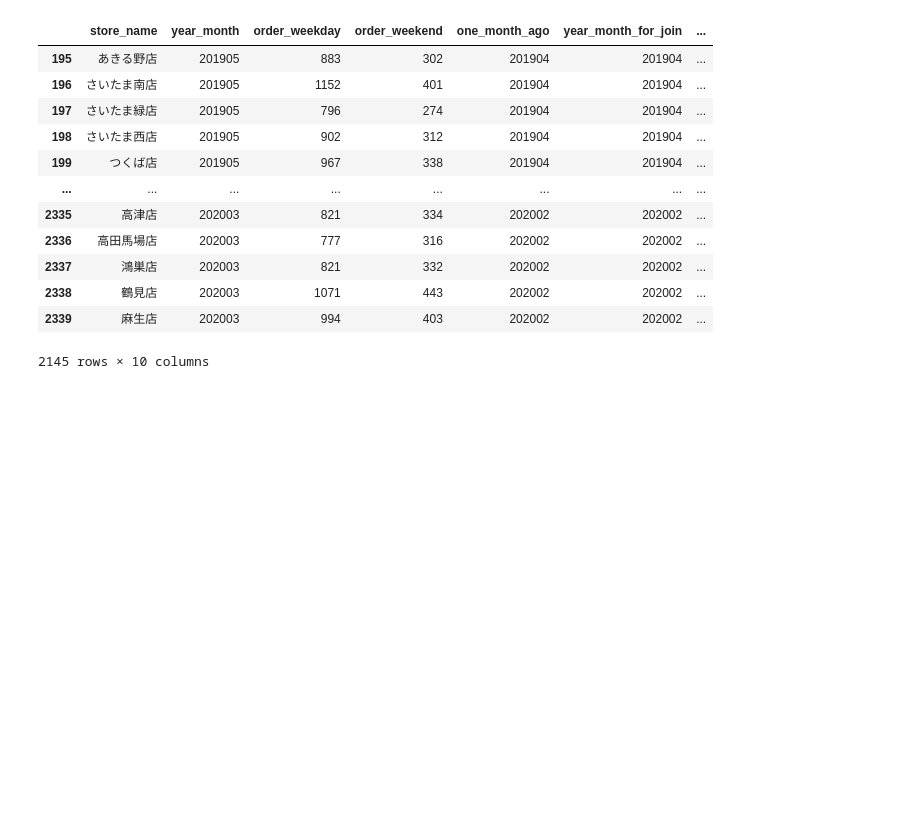
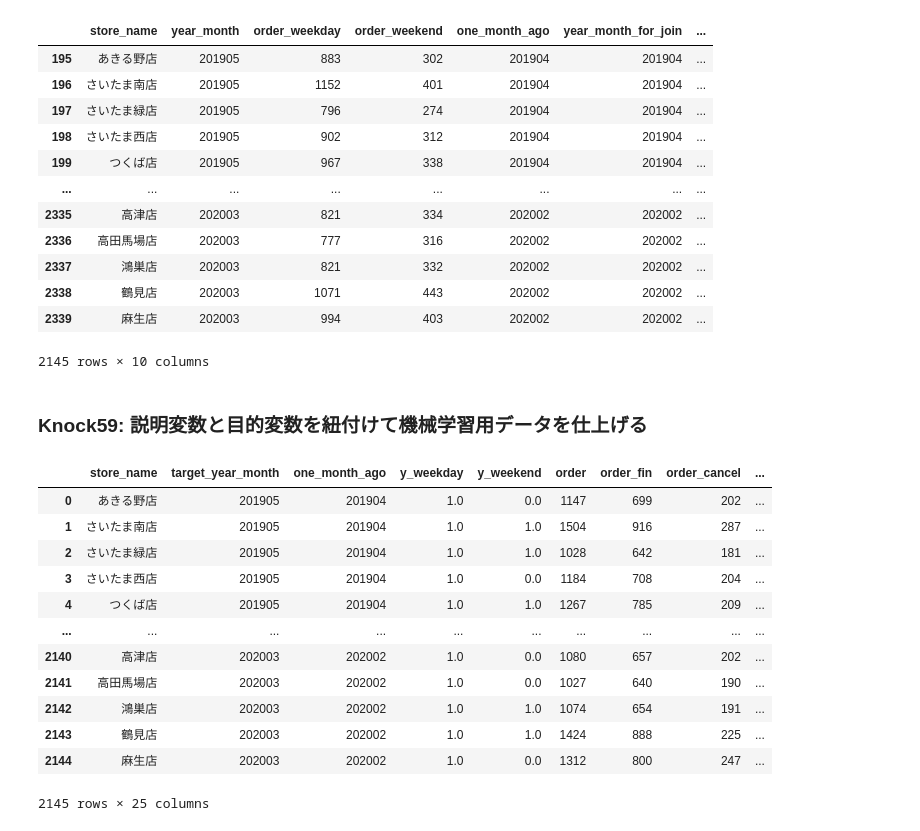
Before and after one commit to ginmaruGH/python-practical-machine-learning-system-100knocks, a Jupyter notebook: ch06/ch06.ipynb, the cells around one changed output. Cells and saved outputs as stored; diff of their text form; code cells hidden in the pictures; blank space fills up the shorter version.

```diff
--- a/ch06/ch06.ipynb
+++ b/ch06/ch06.ipynb
@@ -662,3 +662,41 @@ display(y)
 | 2338 | 鶴見店 | 202003 | 1071 | 443 | 202002 | 202002 | ... |
 | 2339 | 麻生店 | 202003 | 994 | 403 | 202002 | 202002 | ... |
 2145 rows × 10 columns
+# %% [markdown]
+### Knock59: 説明変数と目的変数を紐付けて機械学習用データを仕上げる
+# %%
+# 目的変数yの項目名の変更
+# 目的変数と説明変数の結合
+
+# 目的変数yの項目名の変更・項目の削除
+y.rename(
+    columns={
+        "year_month": "target_year_month"
+    },
+    inplace=True
+)
+y = y[["store_name", "target_year_month", "one_month_ago", "y_weekday", "y_weekend"]].copy()
+
+# 目的変数と説明変数の結合
+ml_data = pd.merge(
+    y, store_all,
+    left_on=["store_name", "one_month_ago"],
+    right_on=["store_name", "year_month"],
+    how="left"
+)
+
+display(ml_data)
+# %% [output]
+|  | store_name | target_year_month | one_month_ago | y_weekday | y_weekend | order | order_fin | order_cancel | ... |
+| 0 | あきる野店 | 201905 | 201904 | 1.0 | 0.0 | 1147 | 699 | 202 | ... |
+| 1 | さいたま南店 | 201905 | 201904 | 1.0 | 1.0 | 1504 | 916 | 287 | ... |
+| 2 | さいたま緑店 | 201905 | 201904 | 1.0 | 1.0 | 1028 | 642 | 181 | ... |
+| 3 | さいたま西店 | 201905 | 201904 | 1.0 | 0.0 | 1184 | 708 | 204 | ... |
+| 4 | つくば店 | 201905 | 201904 | 1.0 | 1.0 | 1267 | 785 | 209 | ... |
+| ... | ... | ... | ... | ... | ... | ... | ... | ... | ... |
+| 2140 | 高津店 | 202003 | 202002 | 1.0 | 0.0 | 1080 | 657 | 202 | ... |
+| 2141 | 高田馬場店 | 202003 | 202002 | 1.0 | 0.0 | 1027 | 640 | 190 | ... |
+| 2142 | 鴻巣店 | 202003 | 202002 | 1.0 | 1.0 | 1074 | 654 | 191 | ... |
+| 2143 | 鶴見店 | 202003 | 202002 | 1.0 | 1.0 | 1424 | 888 | 225 | ... |
+| 2144 | 麻生店 | 202003 | 202002 | 1.0 | 0.0 | 1312 | 800 | 247 | ... |
+2145 rows × 25 columns
```
Also changed, not shown: parts of 1 cell of this notebook.
